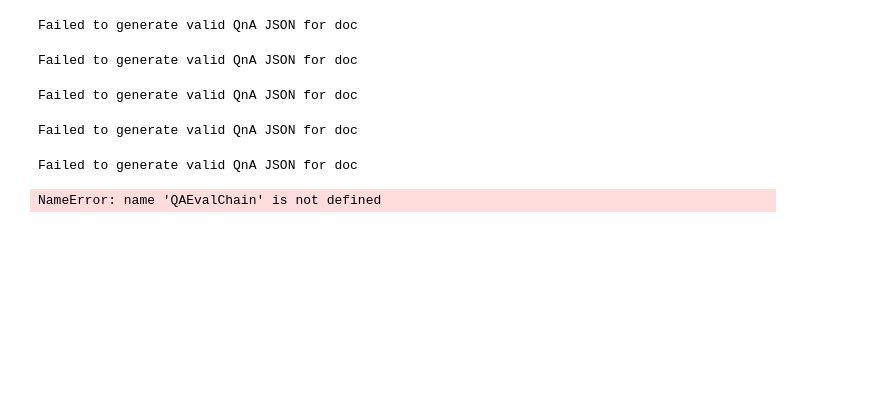
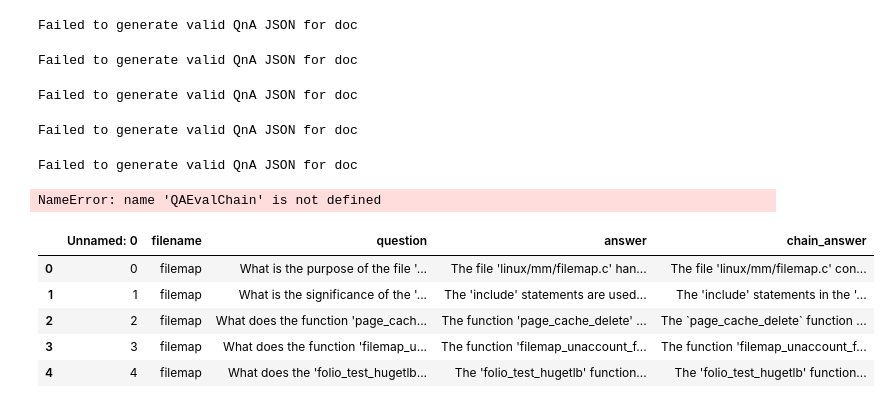
Before and after one commit to tomer-shahaf-huji/QnAEvaluation, a Jupyter notebook: src/faiss_index.ipynb, the cells around one changed output. Drawn from its saved outputs; the diff is of its cells as text; code cells hidden in the pictures; blank space fills up the shorter version.

Commit message:
fixed fastchat_LLM

```diff
--- a/src/faiss_index.ipynb
+++ b/src/faiss_index.ipynb
@@ -77,6 +98,12 @@ hf_embeddings_vector_db.save_local("linux-kernel_embeddings")
 # %%
 question = "What is the purpose of the get_user_page in the linux kernel?"
 retrieved_chunks = hf_embeddings_vector_db.similarity_search(question)
+# %%
+wizardcoder_15b = FastChatLLM(
+    model_host='model.llm.com',
+    fastchat_url='http://20.246.192.153',
+    base_model_name='WizardLM/WizardCoder-15B-V1.0'
+)
 # %%
 gpt35_azure_llm = AzureChatOpenAI(
     temperature=0,
@@ -95,7 +122,7 @@ gpt4_azure_llm = AzureChatOpenAI(
 )
 # %%
 qa_rag_chain = RetrievalQA.from_chain_type(
-    llm=gpt35_azure_llm,
+    llm=wizardcoder_15b,
     retriever=hf_embeddings_vector_db.as_retriever()
 )
 
@@ -270,3 +295,18 @@ PROMPT = PromptTemplate(
 )
 # %% [output]
 NameError: name 'QAEvalChain' is not defined
+# %%
+qna_GT_df = pd.read_csv("../qna_GT_df.csv")
+partial_qna_GT_df = qna_GT_df[:5]
+# %%
+qna_with_chain_answers_df = get_qna_with_chain_answers_df(qa_rag_chain=qa_rag_chain,
+                                                          qna_GT_df=partial_qna_GT_df)
+# %%
+qna_with_chain_answers_df
+# %% [output]
+|  | Unnamed: 0 | filename | question | answer | chain_answer |
+| 0 | 0 | filemap | What is the purpose of the file '... | The file 'linux/mm/filemap.c' han... | The file 'linux/mm/filemap.c' con... |
+| 1 | 1 | filemap | What is the significance of the '... | The 'include' statements are used... | The 'include' statements in the '... |
+| 2 | 2 | filemap | What does the function 'page_cach... | The function 'page_cache_delete' ... | The `page_cache_delete` function ... |
+| 3 | 3 | filemap | What does the function 'filemap_u... | The function 'filemap_unaccount_f... | The function 'filemap_unaccount_f... |
+| 4 | 4 | filemap | What does the 'folio_test_hugetlb... | The 'folio_test_hugetlb' function... | The 'folio_test_hugetlb' function... |
```
Also changed, not shown: parts of 9 cells of this notebook, 4 other files.
